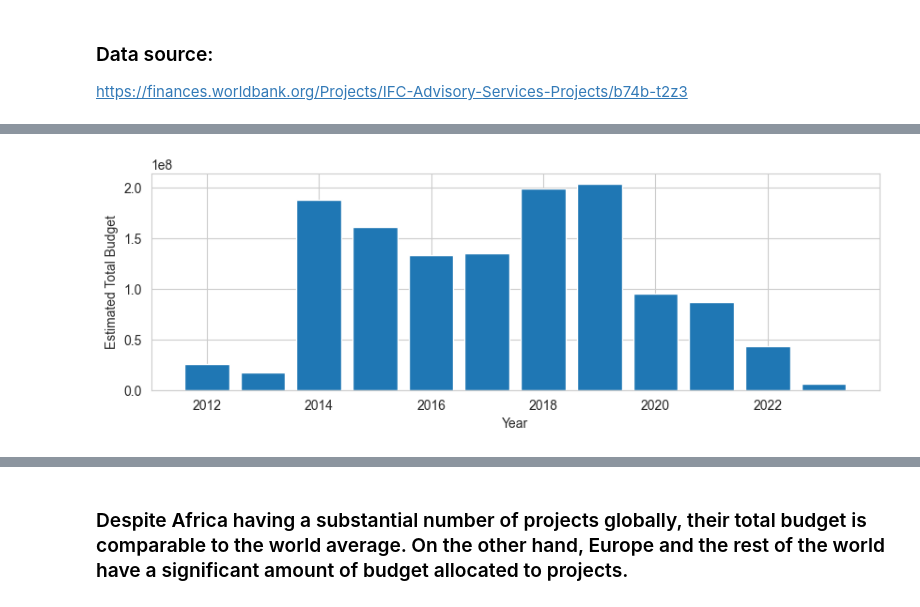
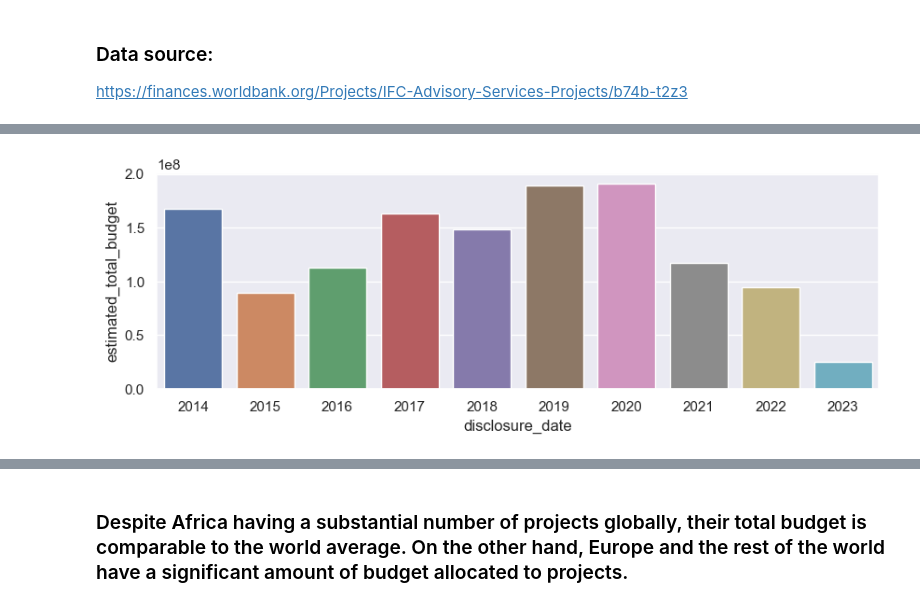
Before and after one commit to Mikhail-Mks/IFC_projects, a Jupyter notebook: IFC_projects.ipynb, the cells around one changed output, grey strips where cells are left out. Drawn from its saved outputs; the diff is of its cells as text; code cells hidden in the pictures.

```diff
--- a/IFC_projects.ipynb
+++ b/IFC_projects.ipynb
@@ -115,18 +116,12 @@ df.to_csv('ifc_projects.csv')
 # %%
 # plotting data
 
 plt.figure(figsize=(10, 3))
-
-df_grouped = df.groupby(df['ifc_approval_date'].dt.year)['estimated_total_budget'].sum()
-plt.bar(df_grouped.index, df_grouped.values)
-plt.xlabel('Year')
-plt.ylabel('Estimated Total Budget')
-ax.set_title("Total number of projects")
-plt.ticklabel_format(style='sci', axis='y')
+sns.barplot(x = df['disclosure_date'].dt.year, y = df['estimated_total_budget'], estimator = 'sum', errorbar = None)
 
 plt.show()
 # %% [output]
-[figure, old version]
+[figure, new version]
 # %%
 # plotting data
 
```
Also changed, not shown: parts of 14 cells of this notebook.
